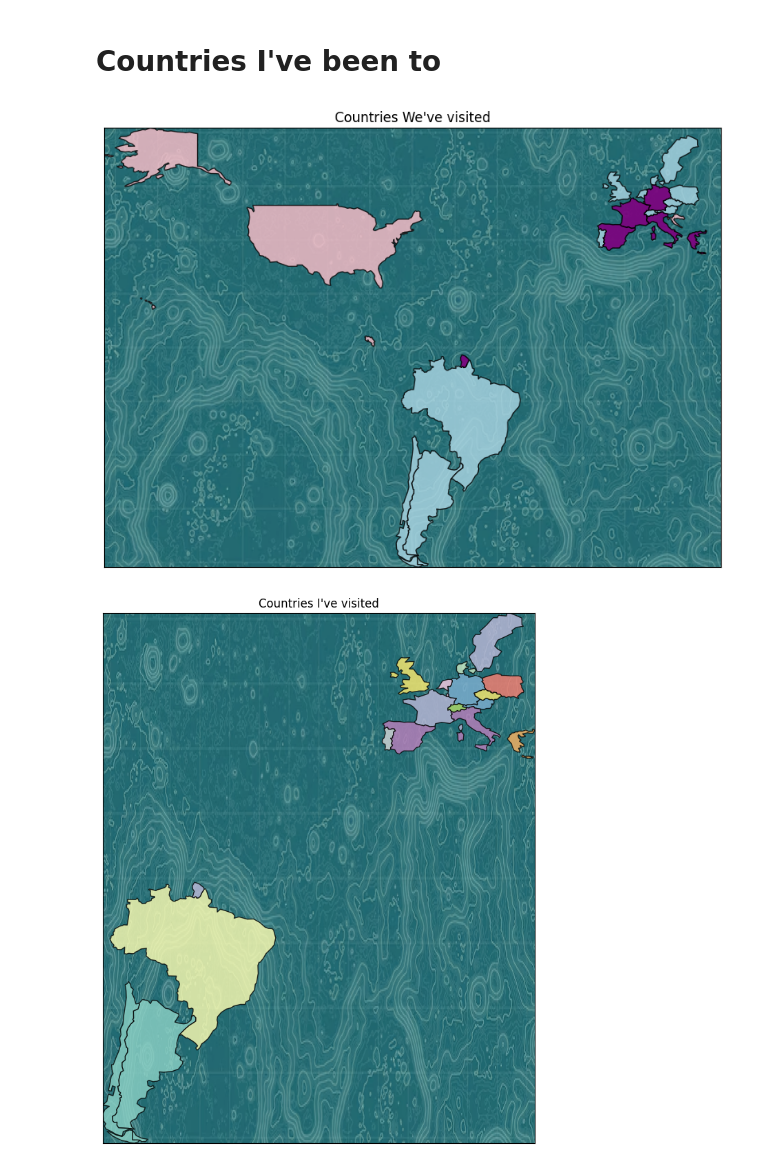
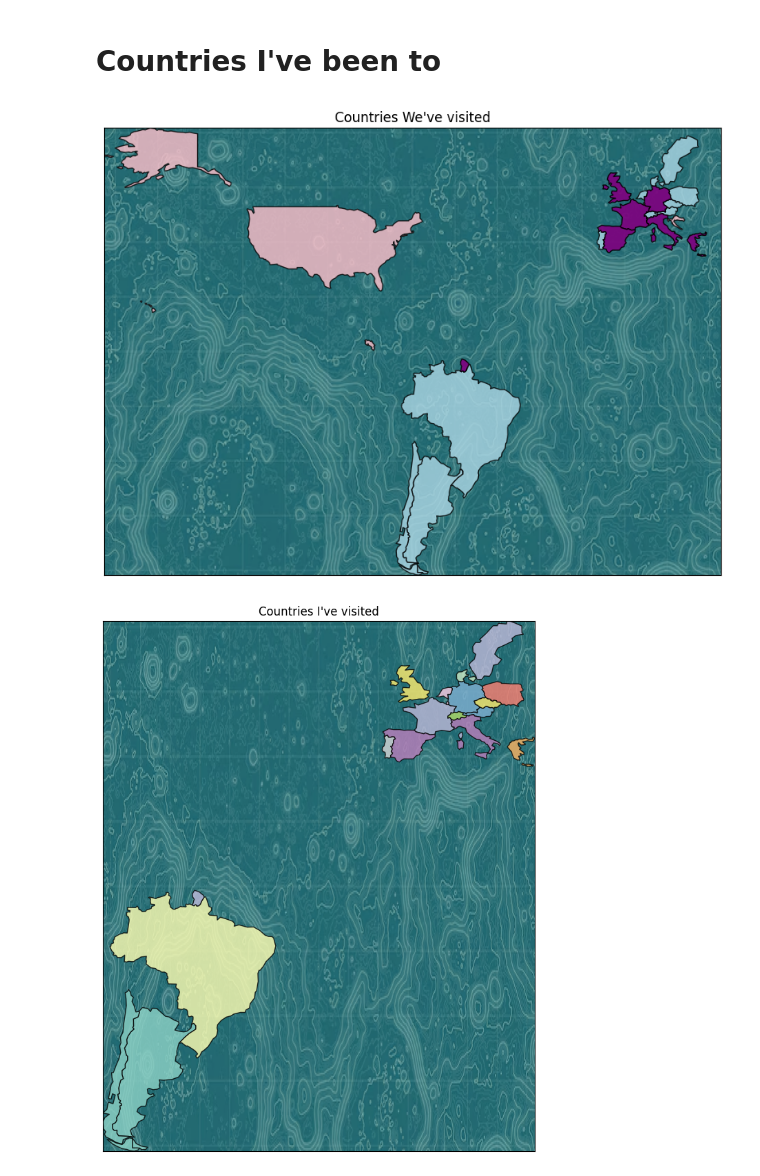
Before and after one commit to Austral-IV/map, a Jupyter notebook: main_map.ipynb, the cells around one changed output. Cells and saved outputs as stored; diff of their text form; code cells hidden in the pictures.

```diff
--- a/main_map.ipynb
+++ b/main_map.ipynb
@@ -169,25 +169,25 @@ Error plotting Saint Vincent and the Grenadines: aspect must be finite and posit
 # %%
 from country_plotting import plot_countries, plot_countries_combined
 
 # define the names of the countries we want to plot
 countries_J = [
 "Chile", "Brazil",
 "Argentina", "United Kingdom",
 "Sweden", "Poland",
 "Denmark", "Netherlands",
 "Germany", "France", "Luxembourg",
 "Switzerland", "Austria", "Greece",
 "Czechia", "Italy",
 "Spain", "Portugal",
     # "Kenya",
     # "Australia"
 ]
 countries_tg = [
-"Germany", "France", "Greece", "Croatia", "Costa Rica", "Italy", "Spain", "United States of America"
+"Germany", "France", "Greece", "Croatia", "Costa Rica", "Italy", "Spain", "United States of America", "United Kingdom"
 ]
 
 plot_countries_combined(countries_tg, countries_J, background=True, world=world)
 plot_countries(countries_J, background=True, world=world)
 # %% [output]
-[figure, old version]
+[figure, new version]
 [figure]
```
Also changed, not shown: 3 other files.
